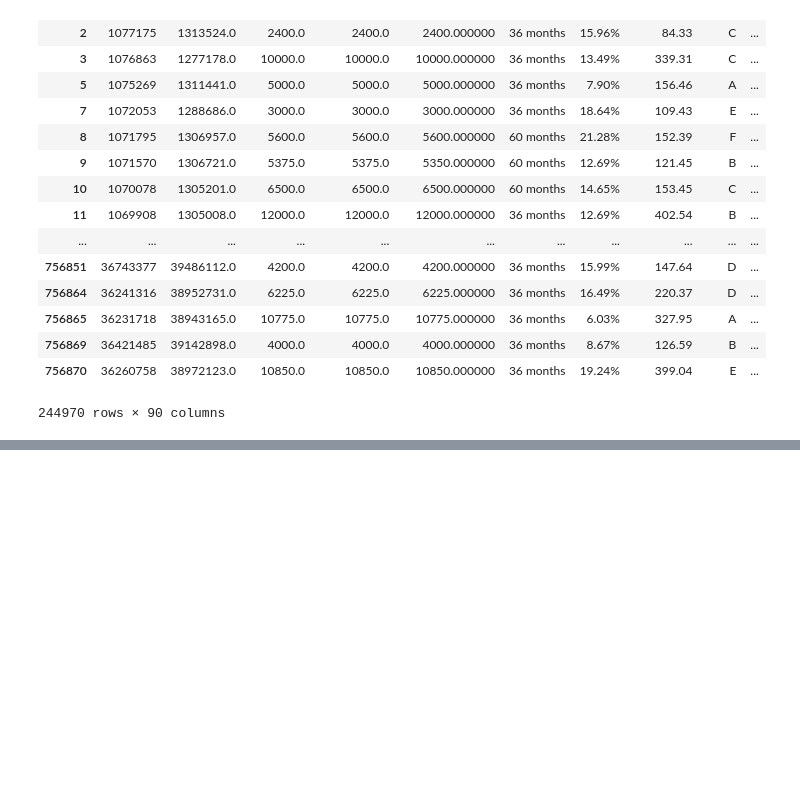
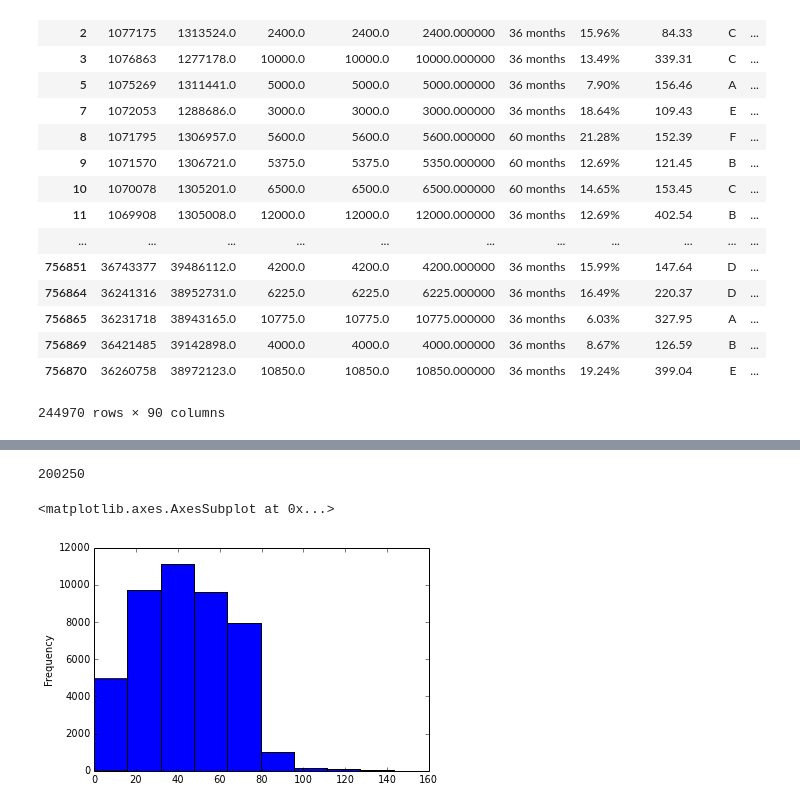
Before and after one commit to jsabrams/ds_workshop, a Jupyter notebook: capstone_project/data_cleaning_processing.ipynb, the cells around one changed output, grey strips where cells are left out. Cells and saved outputs as stored; diff of their text form; code cells hidden in the pictures; blank space fills up the shorter version.

```diff
--- a/capstone_project/data_cleaning_processing.ipynb
+++ b/capstone_project/data_cleaning_processing.ipynb
@@ -192,0 +250,4 @@ loans.drop(['purpose', 'home_ownership'], axis = 1, inplace = True)
+# %%
+#Get quantiles for months since last record
+quant = loans.mths_since_last_record.quantile(q=[0.1, 0.2, 0.3, 0.4, 0.5, 0.6, 0.7, 0.8, 0.9])
+quant
@@ -192,0 +265,34 @@ loans.drop(['purpose', 'home_ownership'], axis = 1, inplace = True)
+# %%
+#Create new series to act as dummy variables for months since last record quantile
+loans['mnths_since_record_1st'] = pd.Series(data=loans.mths_since_last_record <= quant[0.1], index=loans.index)
+loans['mnths_since_record_2nd'] = pd.Series(data=(loans.mths_since_last_record > quant[0.1]) &
+                                            (loans.mths_since_last_record <= quant[0.2]), index=loans.index)
+loans['mnths_since_record_3rd'] = pd.Series(data=(loans.mths_since_last_record > quant[0.2]) &
+                                            (loans.mths_since_last_record <= quant[0.3]), index=loans.index)
+loans['mnths_since_record_4th'] = pd.Series(data=(loans.mths_since_last_record > quant[0.3]) &
+                                            (loans.mths_since_last_record <= quant[0.4]), index=loans.index)
+loans['mnths_since_record_5th'] = pd.Series(data=(loans.mths_since_last_record > quant[0.4]) &
+                                            (loans.mths_since_last_record <= quant[0.5]), index=loans.index)
+loans['mnths_since_record_6th'] = pd.Series(data=(loans.mths_since_last_record > quant[0.5]) &
+                                            (loans.mths_since_last_record <= quant[0.6]), index=loans.index)
+loans['mnths_since_record_7th'] = pd.Series(data=(loans.mths_since_last_record > quant[0.6]) &
+                                            (loans.mths_since_last_record <= quant[0.7]), index=loans.index)
+loans['mnths_since_record_8th'] = pd.Series(data=(loans.mths_since_last_record > quant[0.7]) &
+                                            (loans.mths_since_last_record <= quant[0.8]), index=loans.index)
+loans['mnths_since_record_9th'] = pd.Series(data=(loans.mths_since_last_record > quant[0.8]) &
+                                            (loans.mths_since_last_record <= quant[0.9]), index=loans.index)
+loans['mnths_since_record_10th'] = pd.Series(data=loans.mths_since_last_record > quant[0.9], index=loans.index)
+# %%
+#Drop mths_since_last_record
+loans.drop('mths_since_last_record', axis = 1, inplace = True)
+# %%
+#Months since last major derogatory record
+#200250 null values (means no last record)
+len(loans[loans.mths_since_last_major_derog.isnull()].mths_since_last_major_derog)
+# %% [output]
+200250
+# %%
+loans.mths_since_last_major_derog.plot(kind = 'hist')
+# %% [output]
+<matplotlib.axes.AxesSubplot at 0x...>
+[figure, added]
```
Also changed, not shown: parts of 18 cells of this notebook.
